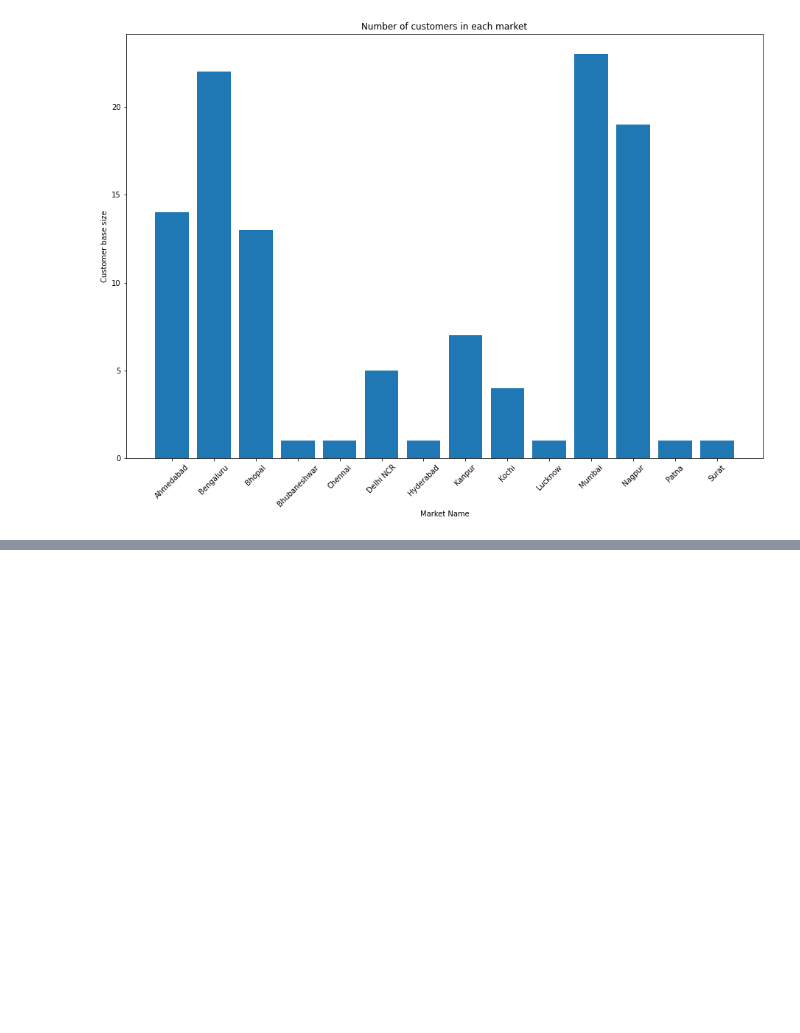
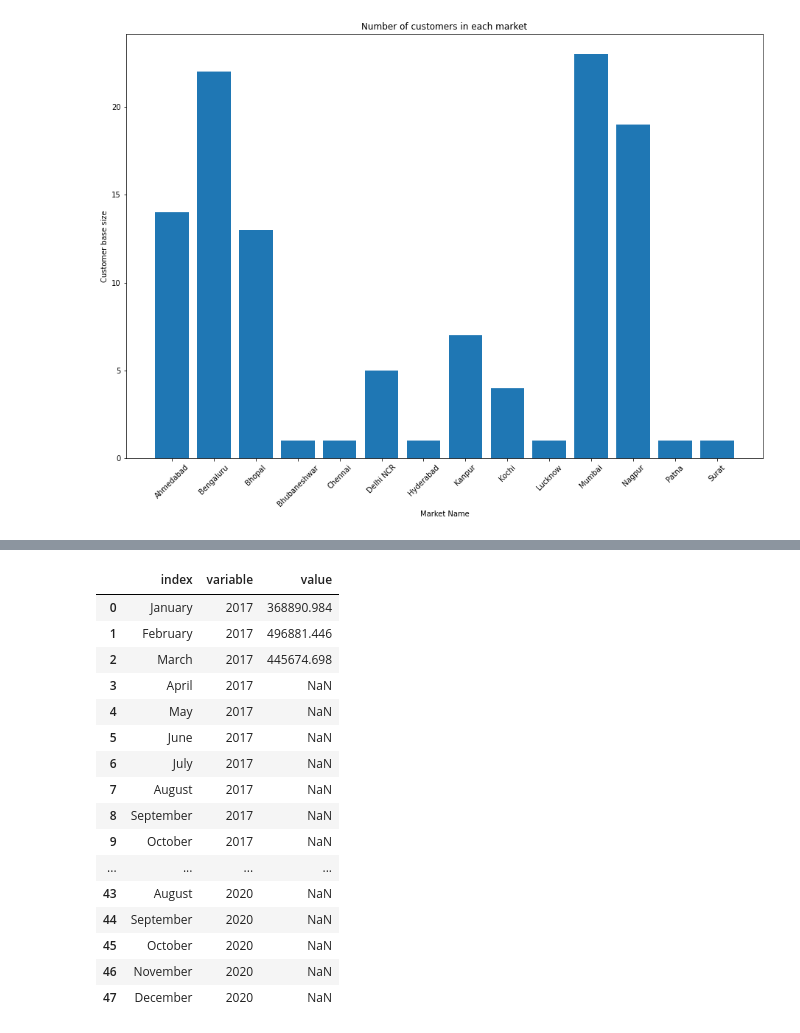
Before and after one commit to Terrencebosco/sales_analysis, a Jupyter notebook: notebooks/sales_notebook.ipynb, the cells around one changed output, grey strips where cells are left out. Drawn from its saved outputs; the diff is of its cells as text; code cells hidden in the pictures; blank space fills up the shorter version.

```diff
--- a/notebooks/sales_notebook.ipynb
+++ b/notebooks/sales_notebook.ipynb
@@ -410,0 +393,5 @@ python -m ipykernel install --user --name dash --display-name "Python (dash)"
+# %%
+# convert inr to usd
+df = df[~(df['sales_amount'] <=0)]
+df['sales_usd'] = df[df['currency'] == 'INR']['sales_amount'] * .014
+df.loc[df.currency == "USD", 'sales_usd'] = df['sales_amount']
@@ -410,0 +499,20 @@ python -m ipykernel install --user --name dash --display-name "Python (dash)"
+# %%
+months = ['January',
+         'February',
+         'March',
+         'April',
+         'May',
+         'June',
+         'July',
+         'August',
+         'September',
+         'October',
+         'November',
+         'December']
+# %%
+df_ = pd.concat(year_dict, axis=1)
+df_.columns = df_.columns.droplevel(1)
+dictionary = dict(zip(range(0,12), months))
+df_.columns = df_.columns.astype(str)
+df_ = df_.rename(dictionary, axis='index')
+df_
@@ -410,0 +533,22 @@ python -m ipykernel install --user --name dash --display-name "Python (dash)"
+# %%
+df_ = df_.reset_index()
+plot_df = pd.melt(df_, id_vars=['index'])
+plot_df
+# %% [output]
+|  | index | variable | value |
+| 0 | January | 2017 | 368890.984 |
+| 1 | February | 2017 | 496881.446 |
+| 2 | March | 2017 | 445674.698 |
+| 3 | April | 2017 | NaN |
+| 4 | May | 2017 | NaN |
+| 5 | June | 2017 | NaN |
+| 6 | July | 2017 | NaN |
+| 7 | August | 2017 | NaN |
+| 8 | September | 2017 | NaN |
+| 9 | October | 2017 | NaN |
+| ... | ... | ... | ... |
+| 43 | August | 2020 | NaN |
+| 44 | September | 2020 | NaN |
+| 45 | October | 2020 | NaN |
+| 46 | November | 2020 | NaN |
+| 47 | December | 2020 | NaN |
```
Also changed, not shown: parts of 23 cells of this notebook, 1 other file.
